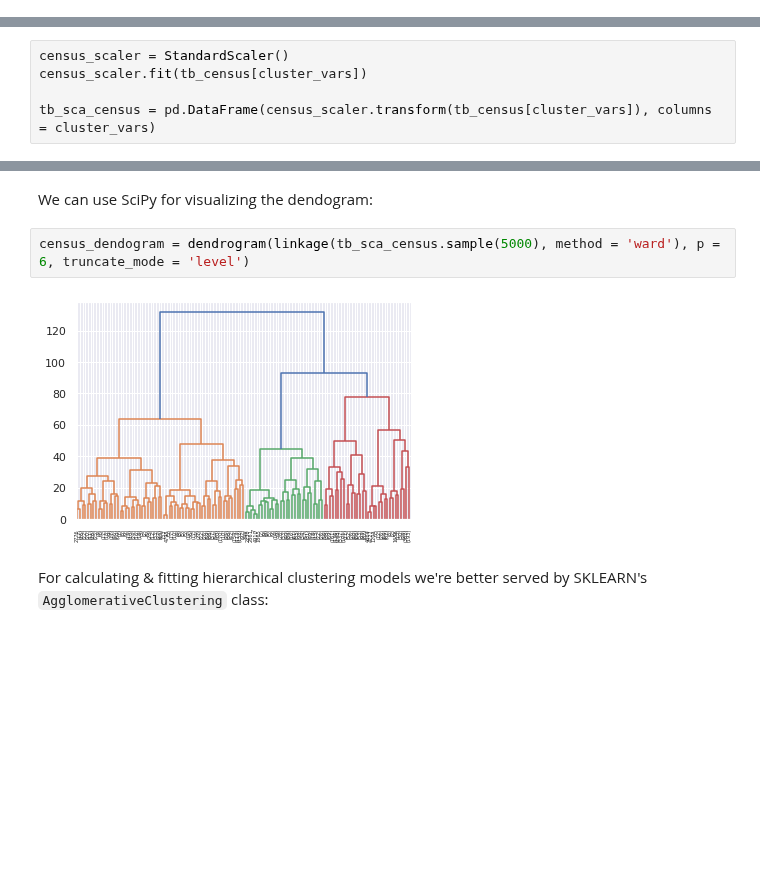
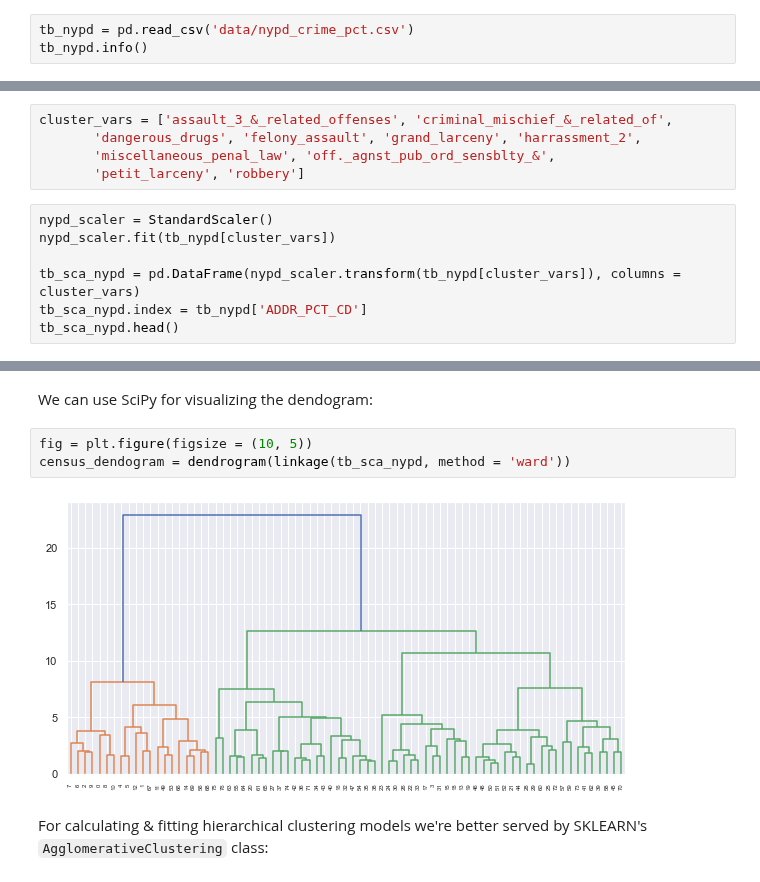
Before and after one commit to pedroteche-ih/DAFT_MEX_202209, a Jupyter notebook: Agglomerative Clustering.ipynb, the cells around one changed output, grey strips where cells are left out. Cells and saved outputs as stored; diff of their text form; blank space fills up the shorter version.

Commit message:
Updates on Agg. Clustering notebook

```diff
--- a/Agglomerative Clustering.ipynb
+++ b/Agglomerative Clustering.ipynb
@@ -31,0 +11,3 @@ cluster_vars = [
+# %%
+tb_nypd = pd.read_csv('data/nypd_crime_pct.csv')
+tb_nypd.info()
@@ -32,5 +33,12 @@ cluster_vars = [
+# %%
+cluster_vars = ['assault_3_&_related_offenses', 'criminal_mischief_&_related_of',
+       'dangerous_drugs', 'felony_assault', 'grand_larceny', 'harrassment_2',
+       'miscellaneous_penal_law', 'off._agnst_pub_ord_sensblty_&',
+       'petit_larceny', 'robbery']
 # %%
-census_scaler = StandardScaler()
-census_scaler.fit(tb_census[cluster_vars])
+nypd_scaler = StandardScaler()
+nypd_scaler.fit(tb_nypd[cluster_vars])
 
-tb_sca_census = pd.DataFrame(census_scaler.transform(tb_census[cluster_vars]), columns = cluster_vars)
+tb_sca_nypd = pd.DataFrame(nypd_scaler.transform(tb_nypd[cluster_vars]), columns = cluster_vars)
+tb_sca_nypd.index = tb_nypd['ADDR_PCT_CD']
+tb_sca_nypd.head()
@@ -49,10 +65,11 @@ tb_sca_census = pd.DataFrame(census_scaler.transform(tb_census[cluster_vars]), c
 from scipy.cluster.hierarchy import dendrogram, linkage
 # %% [markdown]
 We can use SciPy for visualizing the dendogram:
-# %%
-census_dendogram = dendrogram(linkage(tb_sca_census.sample(5000), method = 'ward'), p = 6, truncate_mode = 'level')
-# %% [output]
-[figure, removed]
+# %%
+fig = plt.figure(figsize = (10, 5))
+census_dendogram = dendrogram(linkage(tb_sca_nypd, method = 'ward'))
+# %% [output]
+[figure, added]
 # %% [markdown]
 For calculating & fitting hierarchical clustering models we're better served by SKLEARN's `AgglomerativeClustering` class:
 # %%
```
Also changed, not shown: parts of 7 cells of this notebook, 1 other file.
